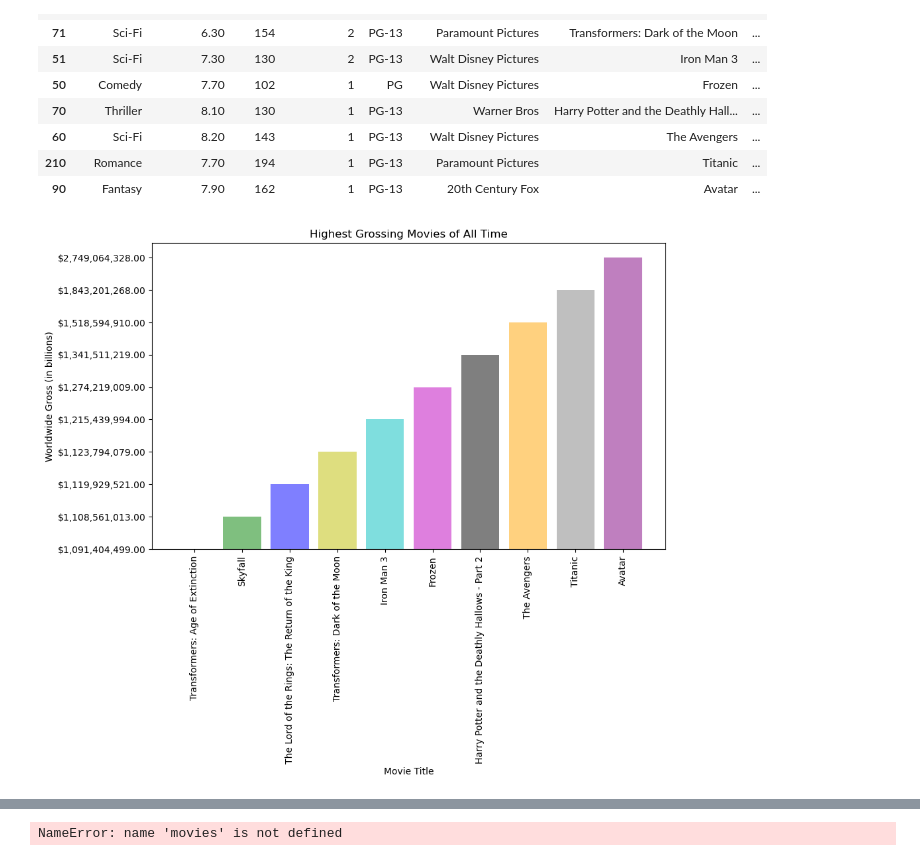
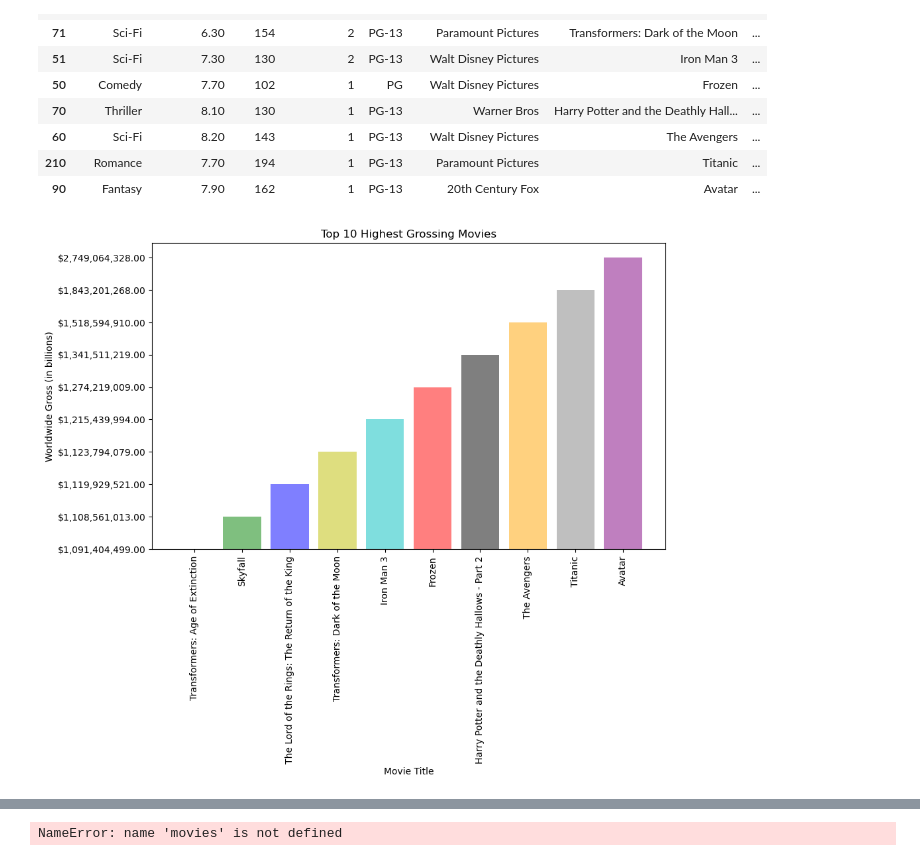
Before and after one commit to vmueller13/Worldwide-Earnings-of-Top-Movies-1975-2018, a Jupyter notebook: Movie_project_py_VLM.ipynb, the cells around one changed output, grey strips where cells are left out. Saved outputs shown, nothing was run; the diff lists cells and outputs as text; code cells hidden in the pictures.

Commit message:
Adding Bars and Pie Plot

```diff
--- a/Movie_project_py_VLM.ipynb
+++ b/Movie_project_py_VLM.ipynb
@@ -120,25 +141,26 @@ sorted_data
 # %%
 #Plot bar showing the highest Worldwide Gross and the movies
 # sort the data by worldwide gross and create x_axis and y_axis
 sorted_data = highest_gross.sort_values('Worldwide Gross', ascending=True)
 x_axis = sorted_data['Movie Title']
 y_axis = sorted_data['Worldwide Gross']
 
 # create a list of custom colors with the same length as x_axis
-colors = ['r', 'g', 'b', 'y', 'c', 'm', 'k', 'orange', 'gray', 'purple']
+colors = ['m', 'g', 'b', 'y', 'c', 'r', 'k', 'orange', 'gray', 'purple']
 
 fig, ax = plt.subplots(figsize=(10, 6))
 ax.bar(x_axis, y_axis, color=colors, alpha=0.5, align="center")
 
 # set the title and axis labels
-ax.set_title("Highest Grossing Movies of All Time")
+ax.set_title("Top 10 Highest Grossing Movies")
 ax.set_xlabel("Movie Title")
 ax.set_ylabel("Worldwide Gross (in billions)")
 
 # set the tick labels to be vertical and spaced out
 ax.set_xticks(range(len(x_axis)))
 ax.set_xticklabels(x_axis, rotation=90)
 
-plt.show()
+
+plt.show() # show the plot
 # %% [output]
-[figure, old version]
+[figure, new version]
```
Also changed, not shown: parts of 7 cells of this notebook.
